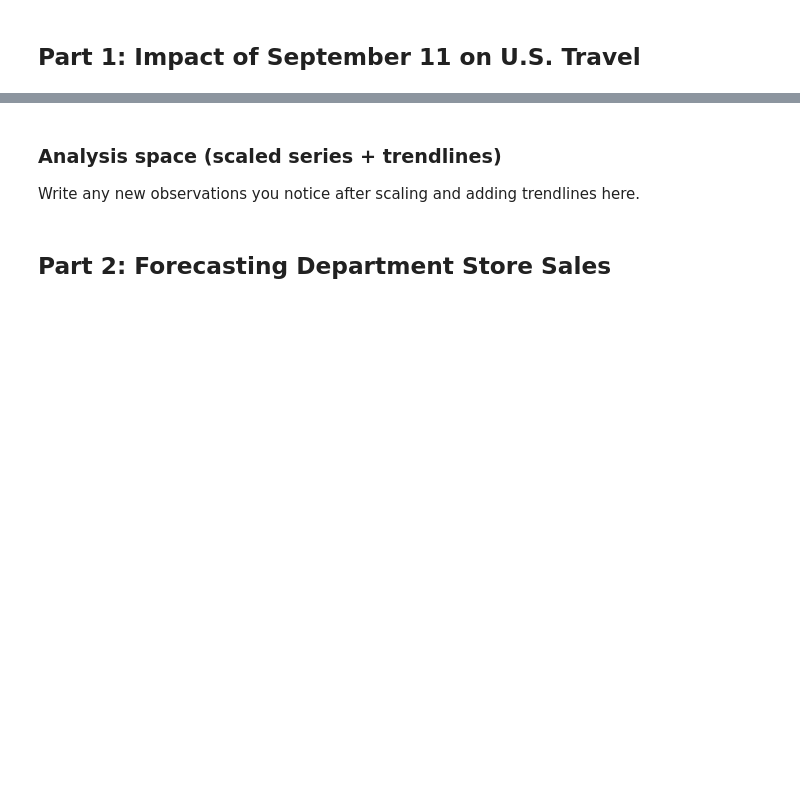
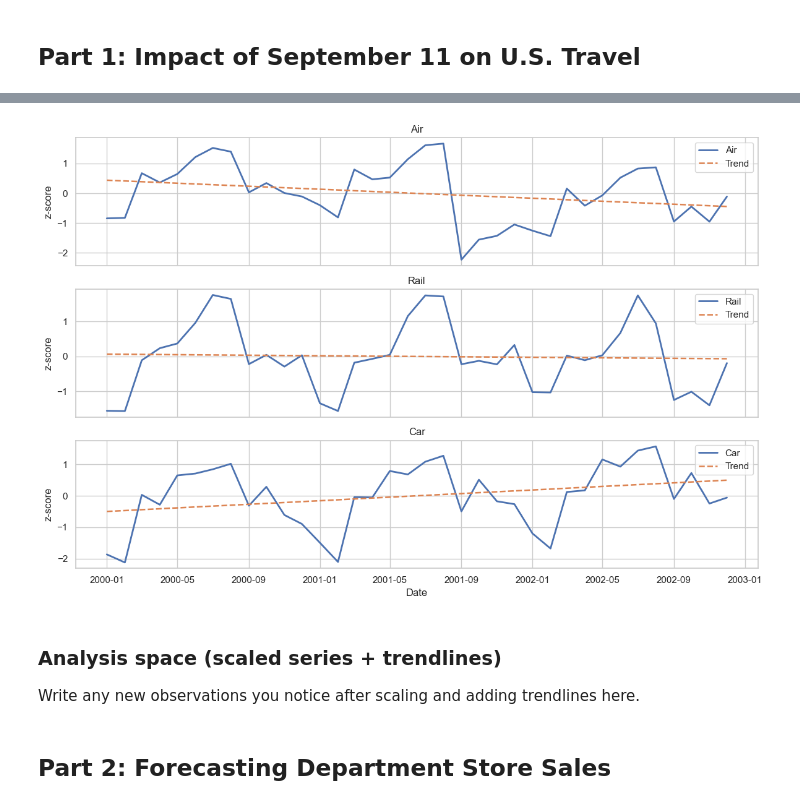
Before and after one commit to LaunchSpark/AdvData, a Jupyter notebook: homework/homework1/code/setup.ipynb, the cells around one changed output, grey strips where cells are left out. Cells and saved outputs as stored; diff of their text form; code cells hidden in the pictures; blank space fills up the shorter version.

```diff
--- a/homework/homework1/code/setup.ipynb
+++ b/homework/homework1/code/setup.ipynb
@@ -70,25 +89,43 @@ Write your interpretation of the trend behavior here.
 # %%
-# Rescale series to compare shapes directly (z-score)
+
+# FILTER
+travel = travel.loc["1998-01-01":"2004-12-31"].copy()
+
+
+# Z-score scaling
 scaled = (travel - travel.mean()) / travel.std()
 
-fig, ax = plt.subplots(figsize=(12, 5))
-for col in scaled.columns:
-    ax.plot(scaled.index, scaled[col], linewidth=2, label=col)
+# ensure numeric numpy arrays for polyfit (type-checkers require ArrayLike[complex])
+x = np.arange(len(scaled)).astype(float)
 
-# Add linear trendlines
-x = np.arange(len(scaled))
-for col in scaled.columns:
-    y = scaled[col].values
-    coeffs = np.polyfit(x, y, deg=1)
+fig, axes = plt.subplots(
+    nrows=len(scaled.columns),
+    ncols=1,
+    figsize=(12, 8),
+    sharex=True
+)
+
+for ax, col in zip(axes, scaled.columns):
+    y = scaled[col].to_numpy(dtype=float)
+
+    # Linear trend
+    coeffs = np.polyfit(x, y, 1)
     trend = np.poly1d(coeffs)(x)
-    ax.plot(scaled.index, trend, linestyle="--", linewidth=1.8, label=f"{col} trend")
 
-ax.set_title("Scaled Travel Series with Linear Trendlines")
-ax.set_ylabel("Standardized value (z-score)")
-ax.set_xlabel("Date")
-ax.legend(ncol=2, bbox_to_anchor=(1.02, 1), loc="upper left")
+    ax.plot(scaled.index, y, linewidth=2, label=col)
+    ax.plot(scaled.index, trend, linestyle="--", linewidth=1.8, label="Trend")
+
+    ax.set_title(col)
+    ax.set_ylabel("z-score")
+    ax.legend()
+    ax.grid(True)
+
+axes[-1].set_xlabel("Date")
+
 plt.tight_layout()
 plt.show()
+# %% [output]
+[figure, added]
 # %% [markdown]
 ### Analysis space (scaled series + trendlines)
 
```
Also changed, not shown: parts of 10 cells of this notebook.
